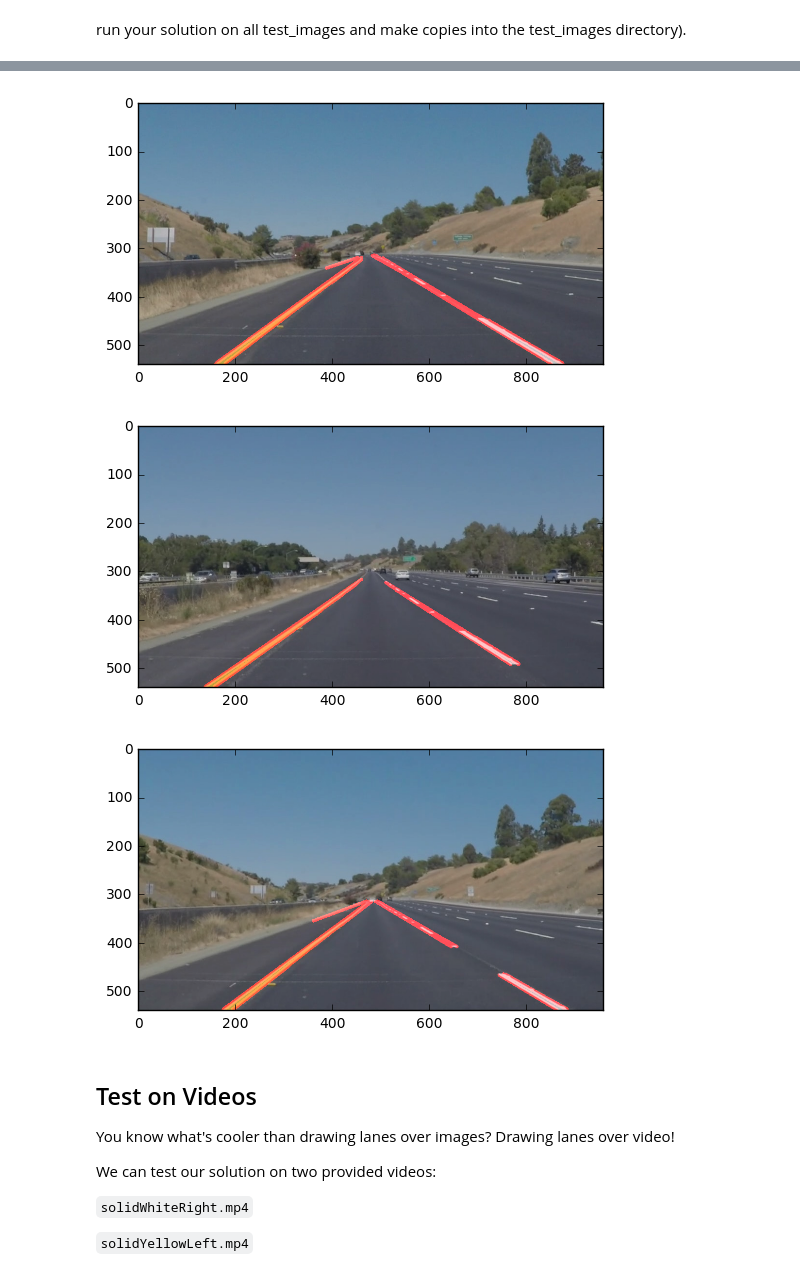
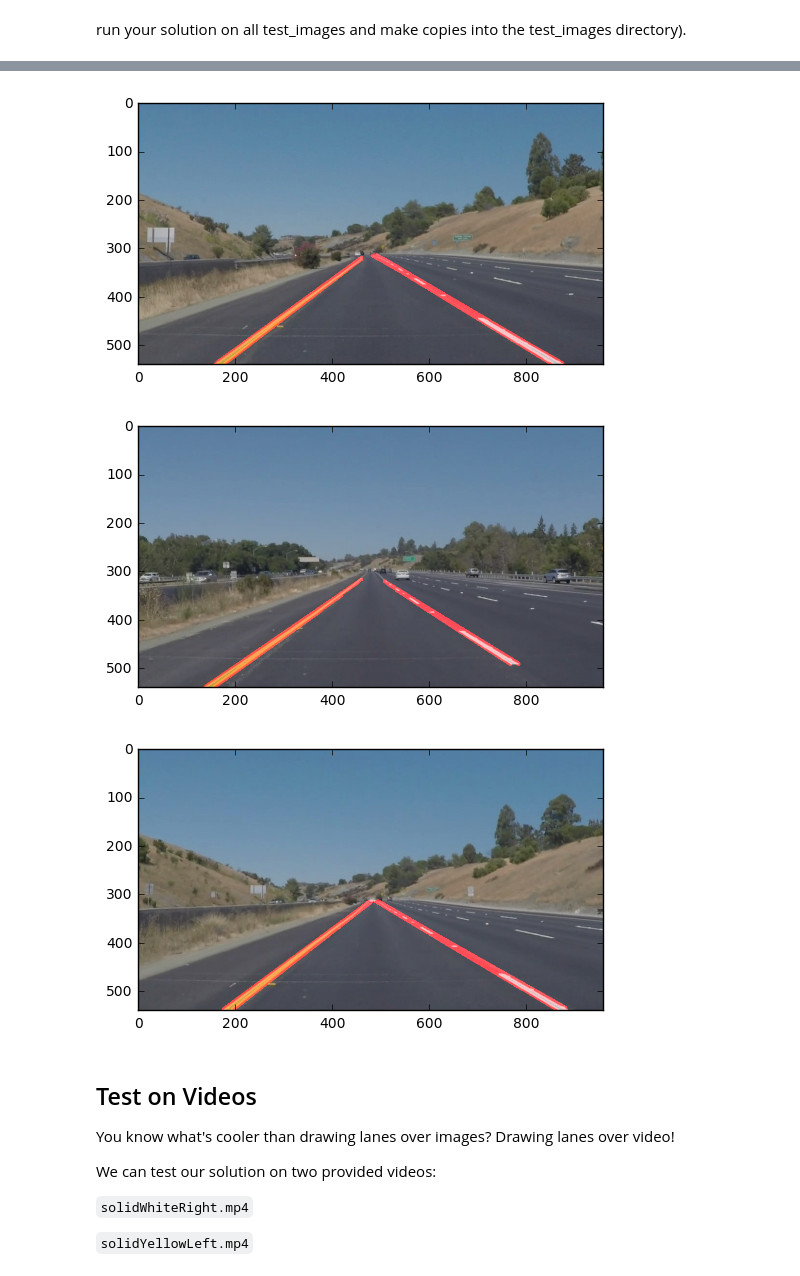
Before and after one commit to freeleons/CarND-LaneLines-P1, a Jupyter notebook: P1.ipynb, the cells around one changed output, grey strips where cells are left out. Cells and saved outputs as stored; diff of their text form; code cells hidden in the pictures.

```diff
--- a/P1.ipynb
+++ b/P1.ipynb
@@ -195,37 +195,37 @@ for x in range(len(image_array)):
 
         imgshape = original_image.shape
 
         vertices = np.array([[(90,imgshape[0]),(420, 315), (imgshape[1]-460, 315),(imgshape[1]-50, imgshape[0])]],dtype=np.int32)
         masked_image = region_of_interest(canny_image, vertices)
 
         #lines = [[90,imgshape[0], 430, 320], [imgshape[1]-460, 320, imgshape[1]-550, imgshape[0]]]
         #lines = [[90 imgshape[0] 430 320], [imgshape[1]-460 320 imgshape[1]-550 imgshape[0]]]
         #lines = [[[90 123 430 320]], [[422 320 32 42]]]
         #print (lines[0])
         #print (lines[1])
         #masked_image = draw_lines(masked_image, lines, color = [0,255,0], thickness = 3)
 
 
         #Define the Houh transform parameters
         rho = 1
         theta = np.pi/360
         threshold = 50
-        min_line_length= 30
-        max_line_gap = 80
+        min_line_length= 120
+        max_line_gap = 120
 
         hough_image = hough_lines(masked_image, rho, theta, threshold, min_line_length, max_line_gap)
 
         weighted_image = weighted_img(hough_image, original_image)
 
         plt.figure()
         plt.imshow(weighted_image, cmap = 'gray')
 # %% [output]
 [figure]
 [figure]
 [figure]
-[figure, old version]
+[figure, new version]
 [figure]
-[figure, old version]
+[figure, new version]
 # %% [markdown]
 ## Test on Videos
 
```
Also changed, not shown: parts of 4 cells of this notebook.
